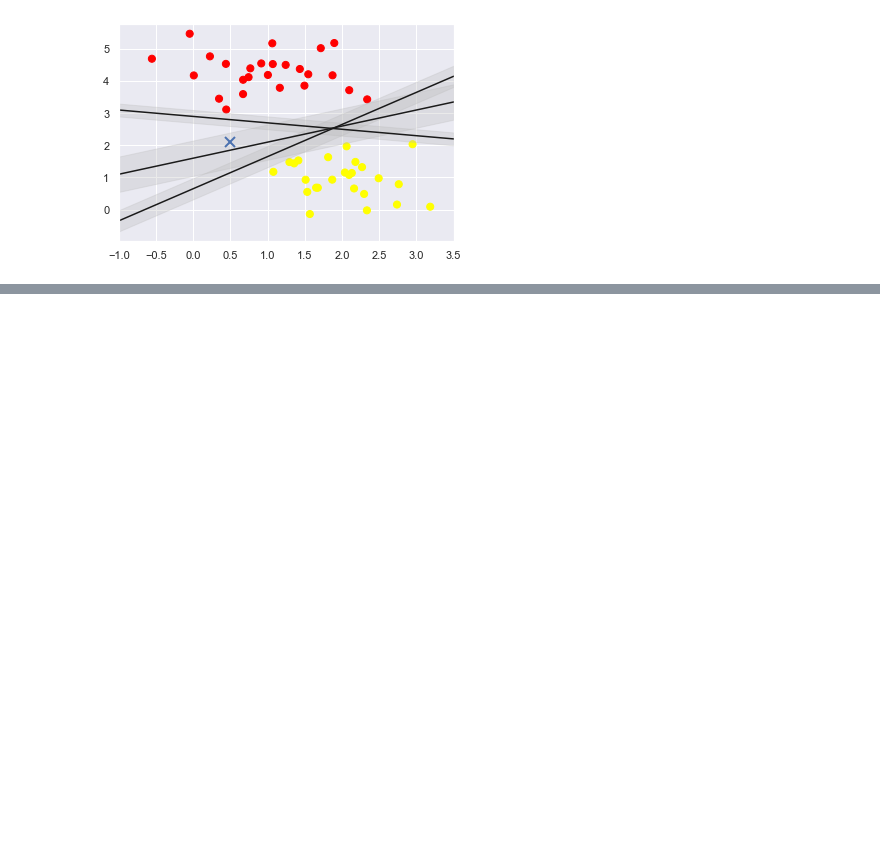
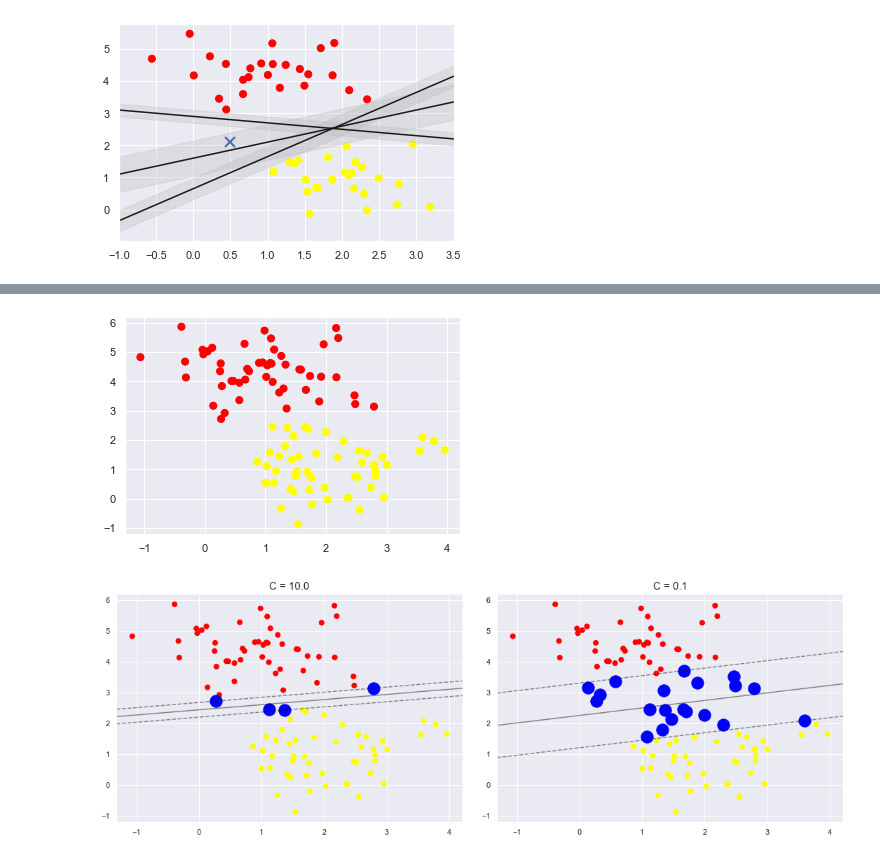
Before and after one commit to gonzalo71/TestGit, a Jupyter notebook: Udemy_exercices/Udemy_5_SVM.ipynb, the cells around one changed output, grey strips where cells are left out. Cells and saved outputs as stored; diff of their text form; code cells hidden in the pictures; blank space fills up the shorter version.

```diff
--- a/Udemy_exercices/Udemy_5_SVM.ipynb
+++ b/Udemy_exercices/Udemy_5_SVM.ipynb
@@ -147,0 +211,18 @@ plt.xlim(-1,3.5)
+# %%
+X, Y = make_blobs(n_samples=100, centers=2, random_state=0, cluster_std=0.8)
+plt.scatter(X[:,0], X[:,1], c = Y, s=50, cmap="autumn")
+
+
+
+fig, ax = plt.subplots(1,2, figsize=(16,6))
+fig.subplots_adjust(left = 0.05, right = 0.95, wspace=0.1)
+
+for ax_i, C in zip(ax, [10.0, 0.1]):
+    model = SVC(kernel="linear", C=C)
+    model.fit(X,Y)
+    ax_i.scatter(X[:,0],X[:,1], c = Y, s = 50, cmap="autumn")
+    plt_svc(model, ax_i)
+    ax_i.set_title("C = {0:.1f}".format(C), size = 15)
+# %% [output]
+[figure, added]
+[figure, added]
```
Also changed, not shown: parts of 10 cells of this notebook, 1 other file.
